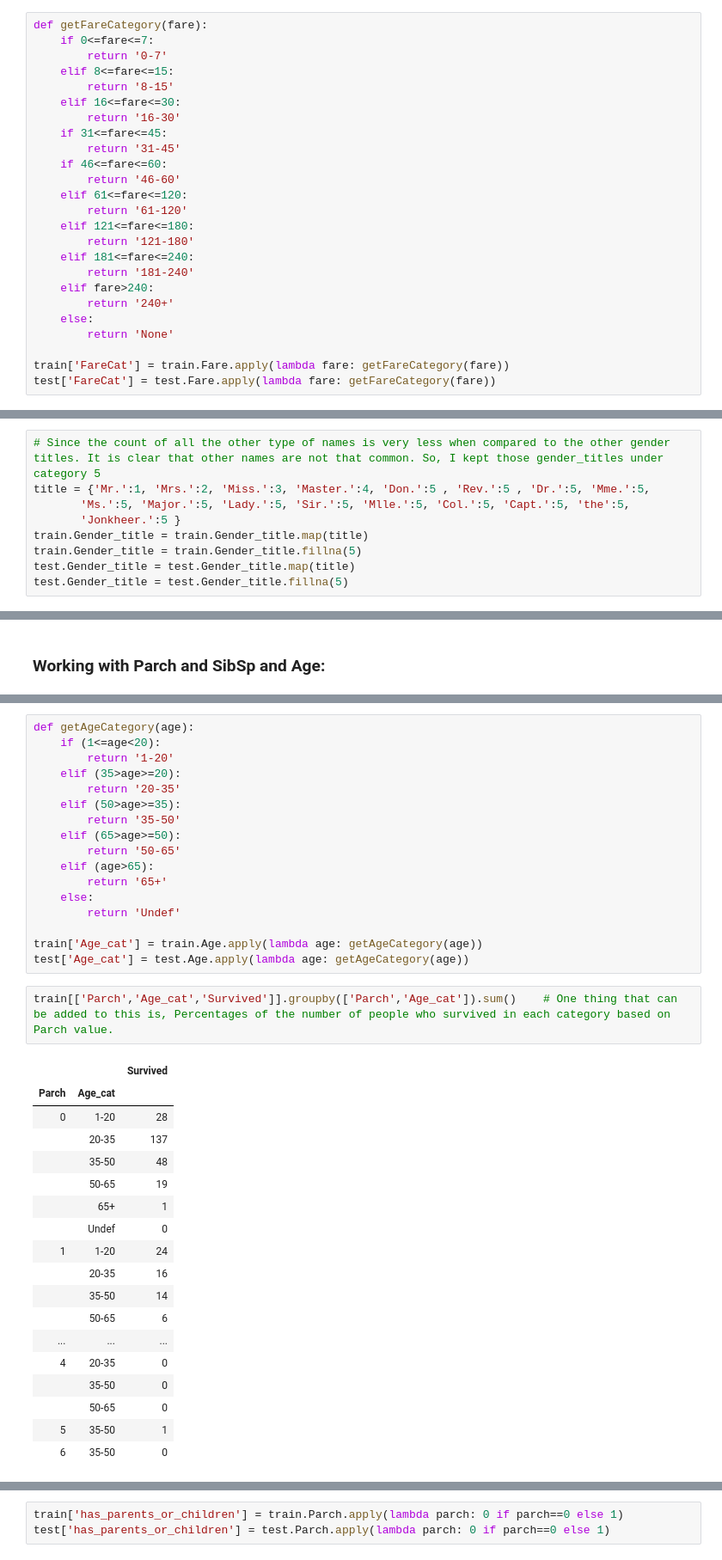
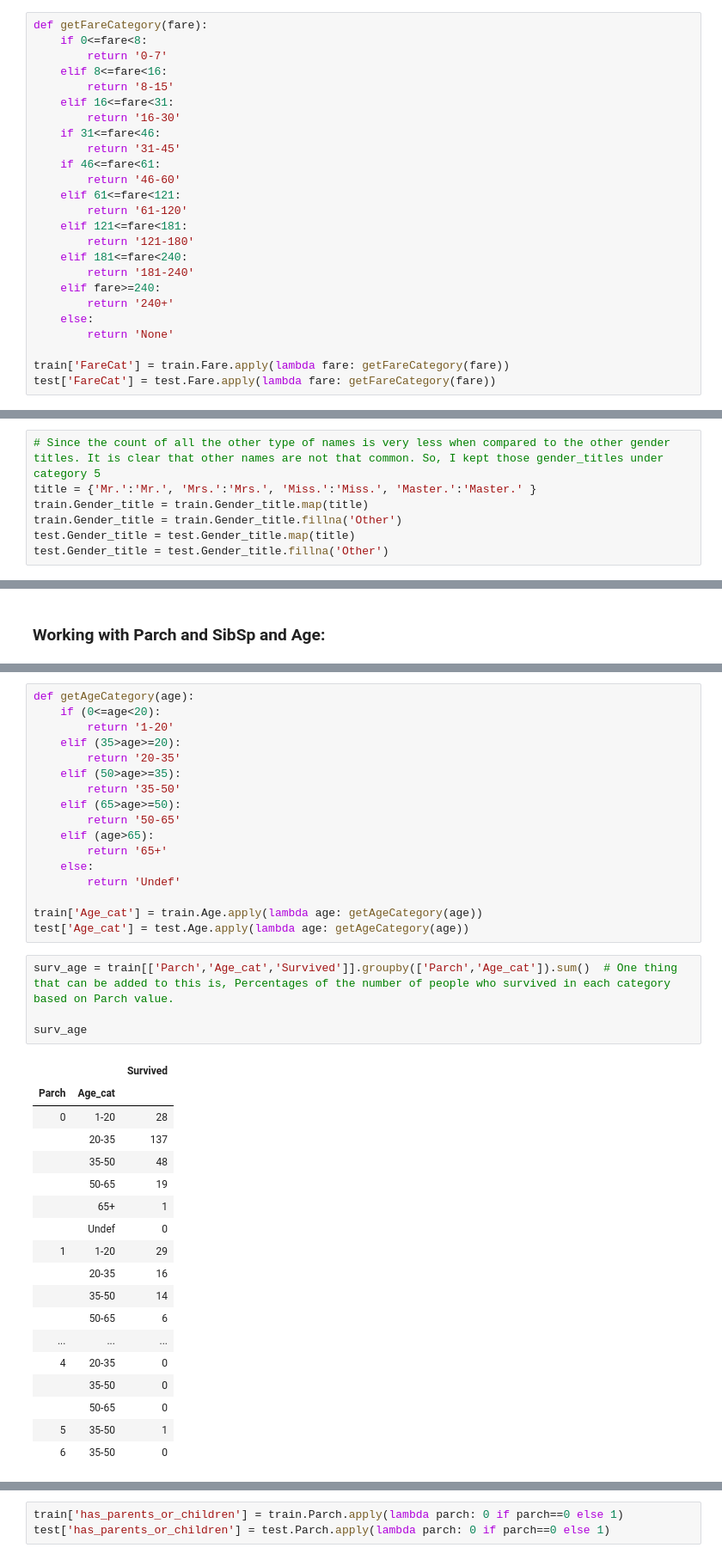
Before and after one commit to MohithMarisetti/Titanic-Survival-Prediction---Kaggle, a Jupyter notebook: Preprocessing & visualizations.ipynb, the cells around one changed output, grey strips where cells are left out. Shown: that part at 86% size. Drawn from its saved outputs; the diff is of its cells as text.

```diff
--- a/Pre-processing the data (Step-1).ipynb
+++ b/Preprocessing & visualizations.ipynb
@@ -301,23 +302,23 @@ train[['Survived','Fare']].groupby(['Fare']).sum()
 248 rows × 1 columns
 # %%
 def getFareCategory(fare):
-    if 0<=fare<=7:
+    if 0<=fare<8:
         return '0-7'
-    elif 8<=fare<=15:
+    elif 8<=fare<16:
         return '8-15'
-    elif 16<=fare<=30:
+    elif 16<=fare<31:
         return '16-30'
-    if 31<=fare<=45:
+    if 31<=fare<46:
         return '31-45'
-    if 46<=fare<=60:
+    if 46<=fare<61:
         return '46-60'
-    elif 61<=fare<=120:
+    elif 61<=fare<121:
         return '61-120'
-    elif 121<=fare<=180:
+    elif 121<=fare<181:
         return '121-180'
-    elif 181<=fare<=240:
+    elif 181<=fare<240:
         return '181-240'
-    elif fare>240:
+    elif fare>=240:
         return '240+'
     else:
         return 'None'
@@ -463,9 +444,7 @@ Max age of Master: 29. Min age of Master: 0.
 # %%
 # Since the count of all the other type of names is very less when compared to the other gender titles. It is clear that other names are not that common. So, I kept those gender_titles under category 5
-title = {'Mr.':1, 'Mrs.':2, 'Miss.':3, 'Master.':4, 'Don.':5 , 'Rev.':5 , 'Dr.':5, 'Mme.':5,
-       'Ms.':5, 'Major.':5, 'Lady.':5, 'Sir.':5, 'Mlle.':5, 'Col.':5, 'Capt.':5, 'the':5,
-       'Jonkheer.':5 }
+title = {'Mr.':'Mr.', 'Mrs.':'Mrs.', 'Miss.':'Miss.', 'Master.':'Master.' }
 train.Gender_title = train.Gender_title.map(title)
-train.Gender_title = train.Gender_title.fillna(5)
+train.Gender_title = train.Gender_title.fillna('Other')
 test.Gender_title = test.Gender_title.map(title)
-test.Gender_title = test.Gender_title.fillna(5)
+test.Gender_title = test.Gender_title.fillna('Other')
@@ -569,6 +590,6 @@ train[['Parch','Age','Survived']].groupby(['Parch','Age']).sum()
 # %%
 def getAgeCategory(age):
-    if (1<=age<20):
+    if (0<=age<20):
         return '1-20'
     elif (35>age>=20):
         return '20-35'
@@ -584,17 +605,19 @@ def getAgeCategory(age):
 train['Age_cat'] = train.Age.apply(lambda age: getAgeCategory(age))
 test['Age_cat'] = test.Age.apply(lambda age: getAgeCategory(age))
 # %%
-train[['Parch','Age_cat','Survived']].groupby(['Parch','Age_cat']).sum()    # One thing that can be added to this is, Percentages of the number of people who survived in each category based on Parch value.
+surv_age = train[['Parch','Age_cat','Survived']].groupby(['Parch','Age_cat']).sum()  # One thing that can be added to this is, Percentages of the number of people who survived in each category based on Parch value.
+
+surv_age
 # %% [output]
 |  |  | Survived |
 | Parch | Age_cat |  |
 | 0 | 1-20 | 28 |
 |  | 20-35 | 137 |
 |  | 35-50 | 48 |
 |  | 50-65 | 19 |
 |  | 65+ | 1 |
 |  | Undef | 0 |
-| 1 | 1-20 | 24 |
+| 1 | 1-20 | 29 |
 |  | 20-35 | 16 |
 |  | 35-50 | 14 |
 |  | 50-65 | 6 |
```
Also changed, not shown: parts of 42 cells of this notebook.
